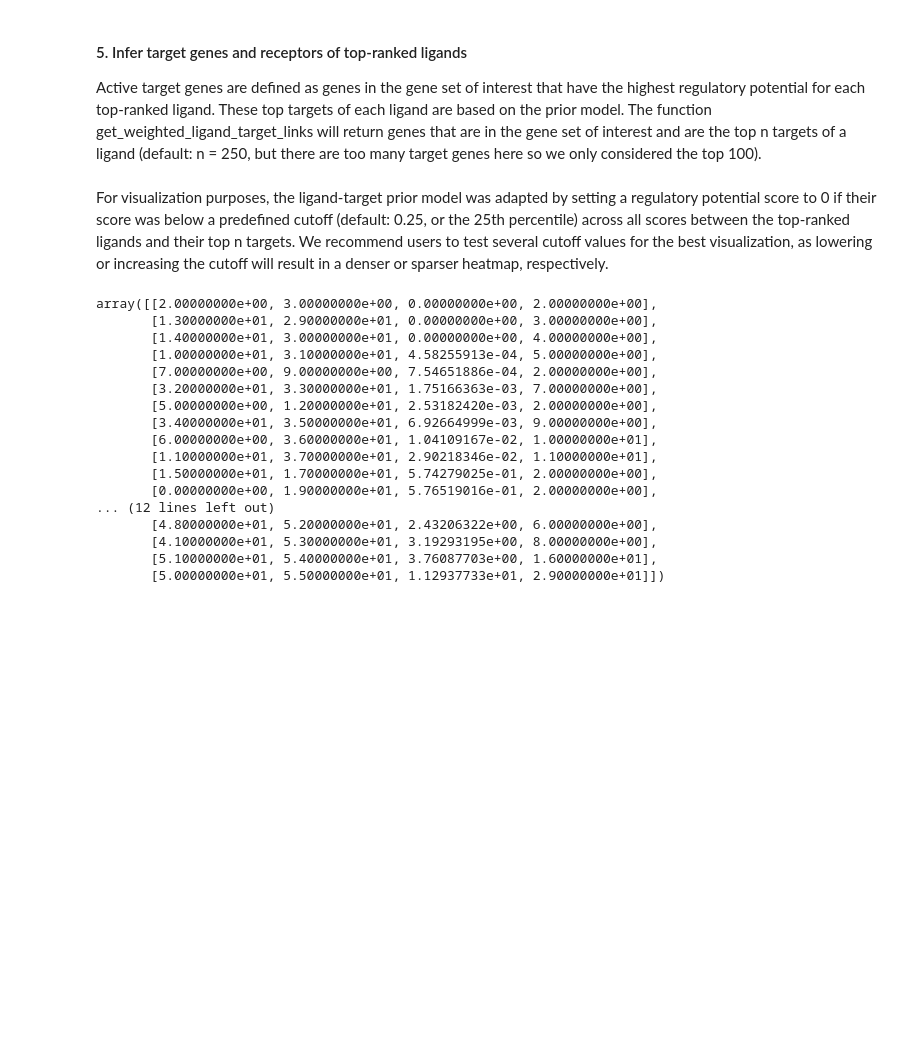
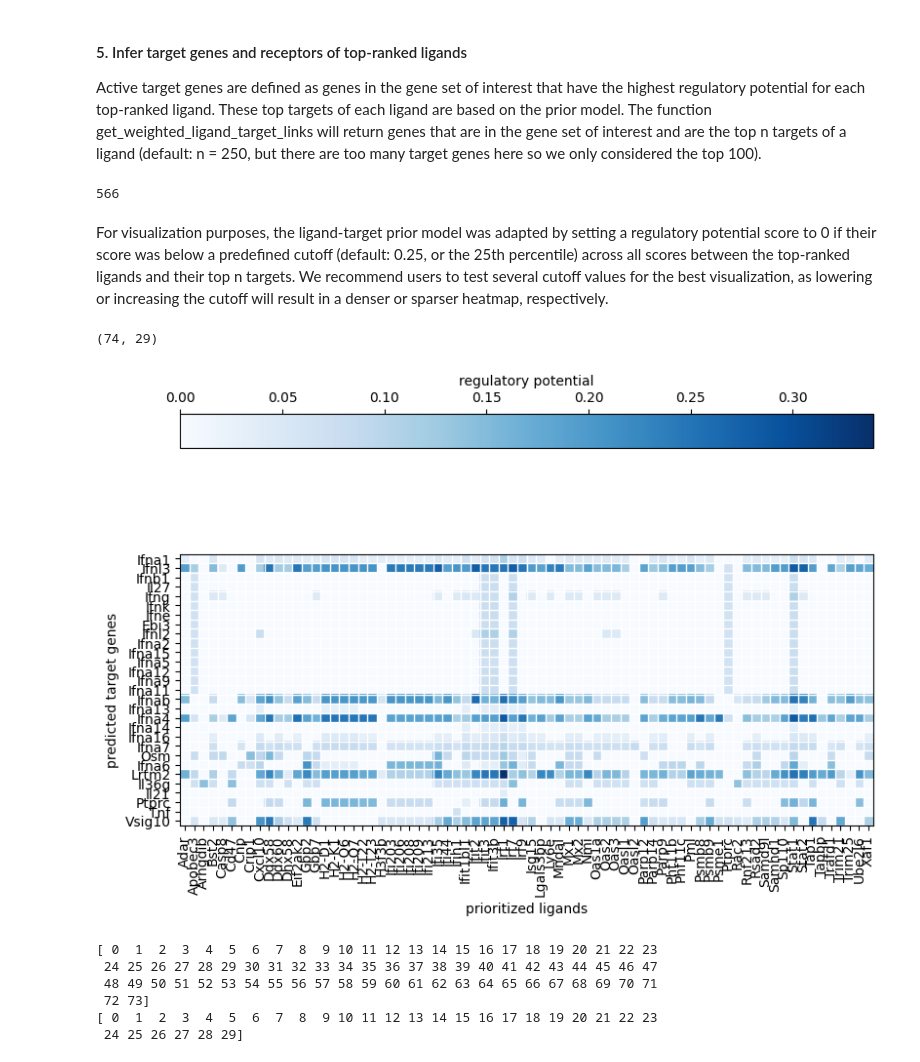
Before and after one commit to saeyslab/nichenetpy, a Jupyter notebook: notebooks/seurat_steps.ipynb, the cells around one changed output. Cells and saved outputs as stored; diff of their text form; code cells hidden in the pictures; blank space fills up the shorter version.

```diff
--- a/notebooks/seurat_steps.ipynb
+++ b/notebooks/seurat_steps.ipynb
@@ -203,26 +204,49 @@ Active target genes are defined as genes in the gene set of interest that have t
 best_upstream_ligands = [e[0] for e in ligand_activities[:30]]
 active_ligand_target_links = [predictor.get_weighted_ligand_target_links(ligand, geneset, n=100) for ligand in best_upstream_ligands]
 active_ligand_target_links = list(chain(*(zip(cycle([e["ligand"]]), e["target"], e["weight"]) for e in active_ligand_target_links)))
+# %%
+len(active_ligand_target_links)
+# %% [output]
+566
 # %% [markdown]
 For visualization purposes, the ligand-target prior model was adapted by setting a regulatory potential score to 0 if their score was below a predefined cutoff (default: 0.25, or the 25th percentile) across all scores between the top-ranked ligands and their top n targets. We recommend users to test several cutoff values for the best visualization, as lowering or increasing the cutoff will result in a denser or sparser heatmap, respectively.
 # %%
-clust = predictor.prepare_ligand_target_visualization(active_ligand_target_links, cutoff=0.33)
-clust
+ligand_target_vis, targets, ligands = predictor.prepare_ligand_target_visualization(active_ligand_target_links, cutoff=0.33)
-# %% [output]
-array([[2.00000000e+00, 3.00000000e+00, 0.00000000e+00, 2.00000000e+00],
-       [1.30000000e+01, 2.90000000e+01, 0.00000000e+00, 3.00000000e+00],
-       [1.40000000e+01, 3.00000000e+01, 0.00000000e+00, 4.00000000e+00],
-       [1.00000000e+01, 3.10000000e+01, 4.58255913e-04, 5.00000000e+00],
-       [7.00000000e+00, 9.00000000e+00, 7.54651886e-04, 2.00000000e+00],
-       [3.20000000e+01, 3.30000000e+01, 1.75166363e-03, 7.00000000e+00],
-       [5.00000000e+00, 1.20000000e+01, 2.53182420e-03, 2.00000000e+00],
-       [3.40000000e+01, 3.50000000e+01, 6.92664999e-03, 9.00000000e+00],
-       [6.00000000e+00, 3.60000000e+01, 1.04109167e-02, 1.00000000e+01],
-       [1.10000000e+01, 3.70000000e+01, 2.90218346e-02, 1.10000000e+01],
-       [1.50000000e+01, 1.70000000e+01, 5.74279025e-01, 2.00000000e+00],
-       [0.00000000e+00, 1.90000000e+01, 5.76519016e-01, 2.00000000e+00],
-... (12 lines left out)
-       [4.80000000e+01, 5.20000000e+01, 2.43206322e+00, 6.00000000e+00],
-       [4.10000000e+01, 5.30000000e+01, 3.19293195e+00, 8.00000000e+00],
-       [5.10000000e+01, 5.40000000e+01, 3.76087703e+00, 1.60000000e+01],
-       [5.00000000e+01, 5.50000000e+01, 1.12937733e+01, 2.90000000e+01]])
+# %%
+ligand_target_vis.shape
+# %% [output]
+(74, 29)
+# %%
+ligands, metrics = zip(*ligand_activities[:30])
+vals = [e["aupr_corrected"] for e in metrics]
+fig, ax = plt.subplots(figsize=(8, 22))
+im = ax.imshow(ligand_target_vis.transpose(), cmap="Blues")
+xs = np.arange(len(targets))
+ys = np.arange(len(ligands))
+ax.set_xticks(xs, labels=targets)
+ax.set_yticks(ys, labels=ligands)
+plt.setp(ax.get_xticklabels(), rotation=90, ha="right", rotation_mode="anchor")
+trans = mtrans.Affine2D().translate(-7, 0)
+for t in ax.get_xticklabels():
+    t.set_transform(t.get_transform()+trans)
+fig.tight_layout()
+plt.colorbar(im, fraction=0.05, orientation="horizontal", location="top", label="regulatory potential")
+plt.ylabel("predicted target genes")
+plt.xlabel("prioritized ligands")
+
+#plt.hlines(y=ys[:-1]+0.5, xmin=xs[0]-0.5, xmax=xs[-1]+0.5, color="white", linewidth=1)
+#plt.vlines(x=xs[:-1]+0.5, ymin=ys[0]-0.5, ymax=ys[-1]-0.5, color="white", linewidth=1)
+
+plt.show()
+# %% [output]
+[figure, added]
+# %%
+print(xs)
+print(ys)
+# %% [output]
+[ 0  1  2  3  4  5  6  7  8  9 10 11 12 13 14 15 16 17 18 19 20 21 22 23
+ 24 25 26 27 28 29 30 31 32 33 34 35 36 37 38 39 40 41 42 43 44 45 46 47
+ 48 49 50 51 52 53 54 55 56 57 58 59 60 61 62 63 64 65 66 67 68 69 70 71
+ 72 73]
+[ 0  1  2  3  4  5  6  7  8  9 10 11 12 13 14 15 16 17 18 19 20 21 22 23
+ 24 25 26 27 28 29]
```
Also changed, not shown: parts of 3 cells of this notebook, 1 other file.
